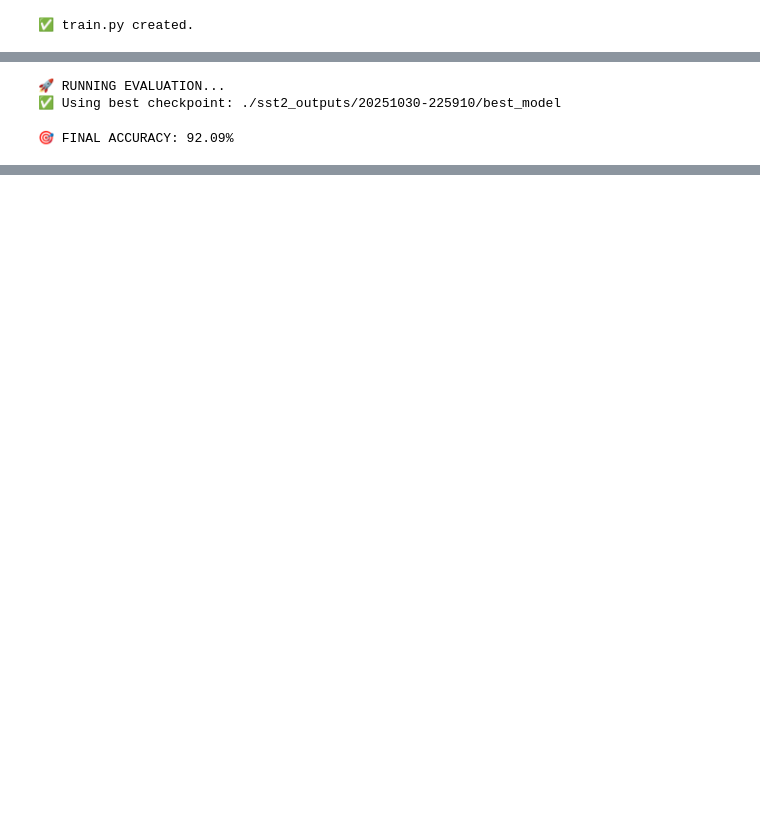
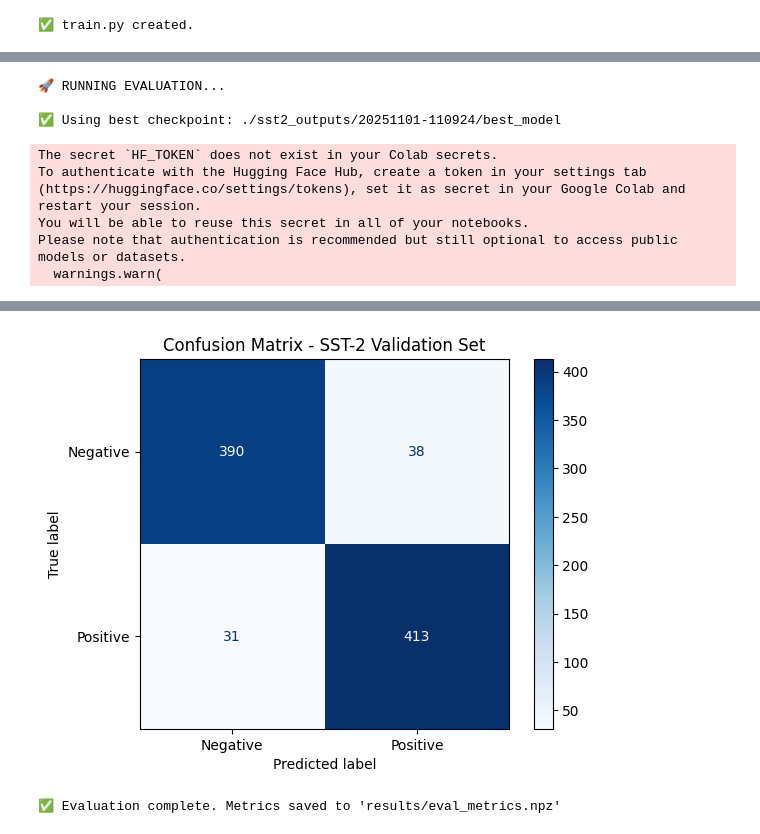
Before and after one commit to gulrukhsorakhmadjanova/ml.ai, a Jupyter notebook: task1_uzcosmos.ipynb, the cells around one changed output, grey strips where cells are left out. Cells and saved outputs as stored; diff of their text form; code cells hidden in the pictures; blank space fills up the shorter version.

```diff
--- a/task1_uzcosmos.ipynb
+++ b/task1_uzcosmos.ipynb
@@ -330,20 +341,24 @@ else:
 # %%
-# PASTE THIS IN A NEW CELL - UPDATED VERSION
+# ==========================
+#  Enhanced Evaluation Script for SST-2
+# ==========================
 
 import os, glob, torch
+import numpy as np
+import matplotlib.pyplot as plt
+from tqdm import tqdm
+from sklearn.metrics import accuracy_score, f1_score, classification_report, confusion_matrix, ConfusionMatrixDisplay
 from transformers import BertTokenizer, BertForSequenceClassification
 from datasets import load_dataset
 from torch.utils.data import DataLoader
-from tqdm import tqdm
 
-print("🚀 RUNNING EVALUATION...")
+print("\n🚀 RUNNING EVALUATION...\n")
 
-# ====== 1️⃣ Locate Best Model Folder ======
-out_dir = "./sst2_outputs"
+# ======  Locate Best Model Folder ======
+OUT_DIR = "./sst2_outputs"
 
-# Look for BOTH file types
-candidates_bin = glob.glob(os.path.join(out_dir, "**", "pytorch_model.bin"), recursive=True)
-candidates_safe = glob.glob(os.path.join(out_dir, "**", "model.safetensors"), recursive=True)
+candidates_bin = glob.glob(os.path.join(OUT_DIR, "**", "pytorch_model.bin"), recursive=True)
+candidates_safe = glob.glob(os.path.join(OUT_DIR, "**", "model.safetensors"), recursive=True)
 candidates = candidates_bin + candidates_safe
 
 if not candidates:
@@ -351,41 +366,68 @@ if not candidates:
 
 best_model_path = max(candidates, key=os.path.getmtime)
 best_dir = os.path.dirname(best_model_path)
-print(f"✅ Using best checkpoint: {best_dir}")
+print(f"✅ Using best checkpoint: {best_dir}\n")
 
-# ====== 2️⃣ Load Model + Tokenizer ======
+# ======  Load Model + Tokenizer ======
 tokenizer = BertTokenizer.from_pretrained(best_dir)
 model = BertForSequenceClassification.from_pretrained(best_dir)
 device = torch.device("cuda" if torch.cuda.is_available() else "cpu")
 model.to(device)
 model.eval()
 
-# ====== 3️⃣ Evaluate ======
+# ====== Load and Tokenize Validation Data ======
 dataset = load_dataset("glue", "sst2")
-test_data = dataset["validation"]
+val_data = dataset["validation"]
 
 def tokenize_fn(example):
     return tokenizer(example["sentence"], truncation=True, padding="max_length", max_length=128)
 
-test_data = test_data.map(tokenize_fn, batched=True)
-test_data.set_format(type="torch", columns=["input_ids", "attention_mask", "label"])
-test_loader = DataLoader(test_data, batch_size=32)
+val_data = val_data.map(tokenize_fn, batched=True)
+val_data.set_format(type="torch", columns=["input_ids", "attention_mask", "label"])
+val_loader = DataLoader(val_data, batch_size=32)
 
-correct, total = 0, 0
+# ======  Run Evaluation ======
+preds_all, labels_all = [], []
+
 with torch.no_grad():
-    for batch in tqdm(test_loader, desc="Evaluating"):
+    for batch in tqdm(val_loader, desc="Evaluating"):
         input_ids = batch["input_ids"].to(device)
         attention_mask = batch["attention_mask"].to(device)
         labels = batch["label"].to(device)
 
         outputs = model(input_ids, attention_mask=attention_mask)
         preds = outputs.logits.argmax(dim=-1)
-        correct += (preds == labels).sum().item()
-        total += labels.size(0)
 
-accuracy = correct / total
-print(f"\n🎯 FINAL ACCURACY: {accuracy * 100:.2f}%")
+        preds_all.extend(preds.cpu().numpy())
+        labels_all.extend(labels.cpu().numpy())
+
+# ======  Compute Metrics ======
+accuracy = accuracy_score(labels_all, preds_all)
+f1 = f1_score(labels_all, preds_all)
+print(f"\n🎯 FINAL METRICS:")
+print(f"   • Accuracy:  {accuracy * 100:.2f}%")
+print(f"   • F1-score:  {f1 * 100:.2f}%")
+
+print("\n📊 Classification Report:")
+print(classification_report(labels_all, preds_all, target_names=["Negative", "Positive"]))
+
+# ======  Confusion Matrix ======
+cm = confusion_matrix(labels_all, preds_all)
+disp = ConfusionMatrixDisplay(cm, display_labels=["Negative", "Positive"])
+disp.plot(cmap="Blues", values_format="d")
+plt.title("Confusion Matrix - SST-2 Validation Set")
+plt.show()
+
+# ======  Save Metrics ======
+os.makedirs("results", exist_ok=True)
+np.savez("results/eval_metrics.npz", accuracy=accuracy, f1=f1, cm=cm)
+print("\n✅ Evaluation complete. Metrics saved to 'results/eval_metrics.npz'")
 # %% [output]
 🚀 RUNNING EVALUATION...
-✅ Using best checkpoint: ./sst2_outputs/20251030-225910/best_model
+
+✅ Using best checkpoint: ./sst2_outputs/20251101-110924/best_model
-🎯 FINAL ACCURACY: 92.09%
+The secret `HF_TOKEN` does not exist in your Colab secrets.
+To authenticate with the Hugging Face Hub, create a token in your settings tab (https://huggingface.co/settings/tokens), set it as secret in your Google Colab and restart your session.
+You will be able to reuse this secret in all of your notebooks.
+Please note that authentication is recommended but still optional to access public models or datasets.
+  warnings.warn(
@@ -391,0 +447,2 @@ print(f"\n🎯 FINAL ACCURACY: {accuracy * 100:.2f}%")
+[figure, added]
+✅ Evaluation complete. Metrics saved to 'results/eval_metrics.npz'
```
Also changed, not shown: parts of 5 cells of this notebook.
